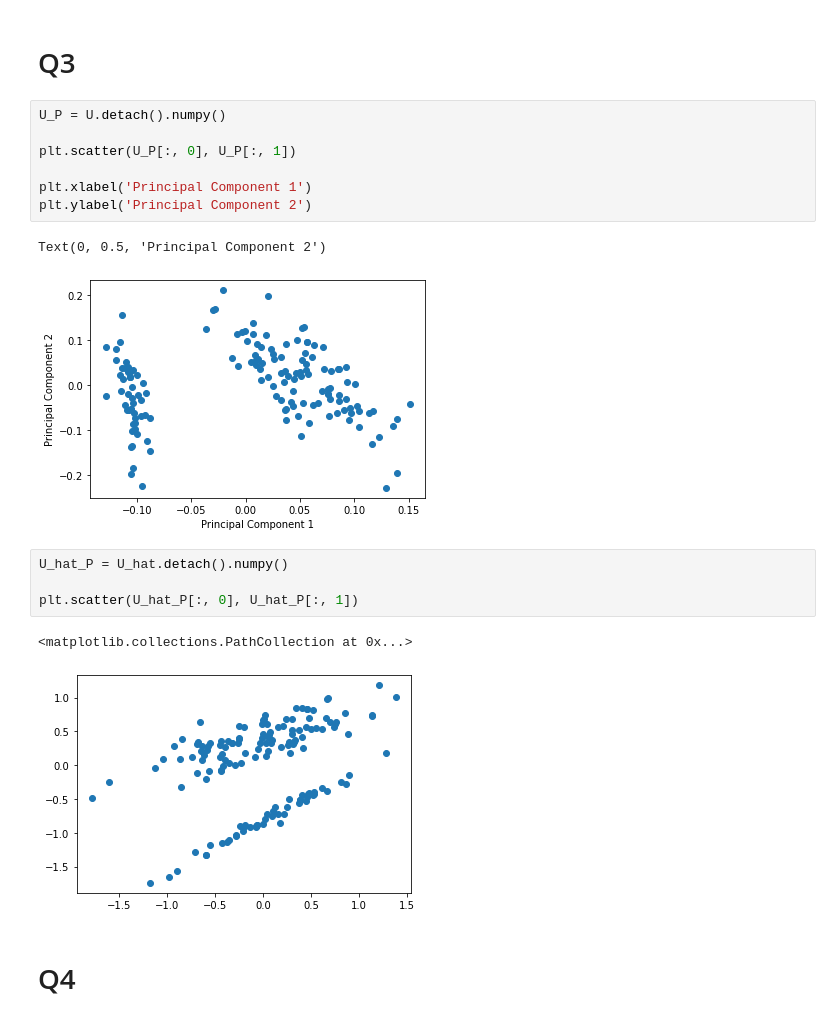
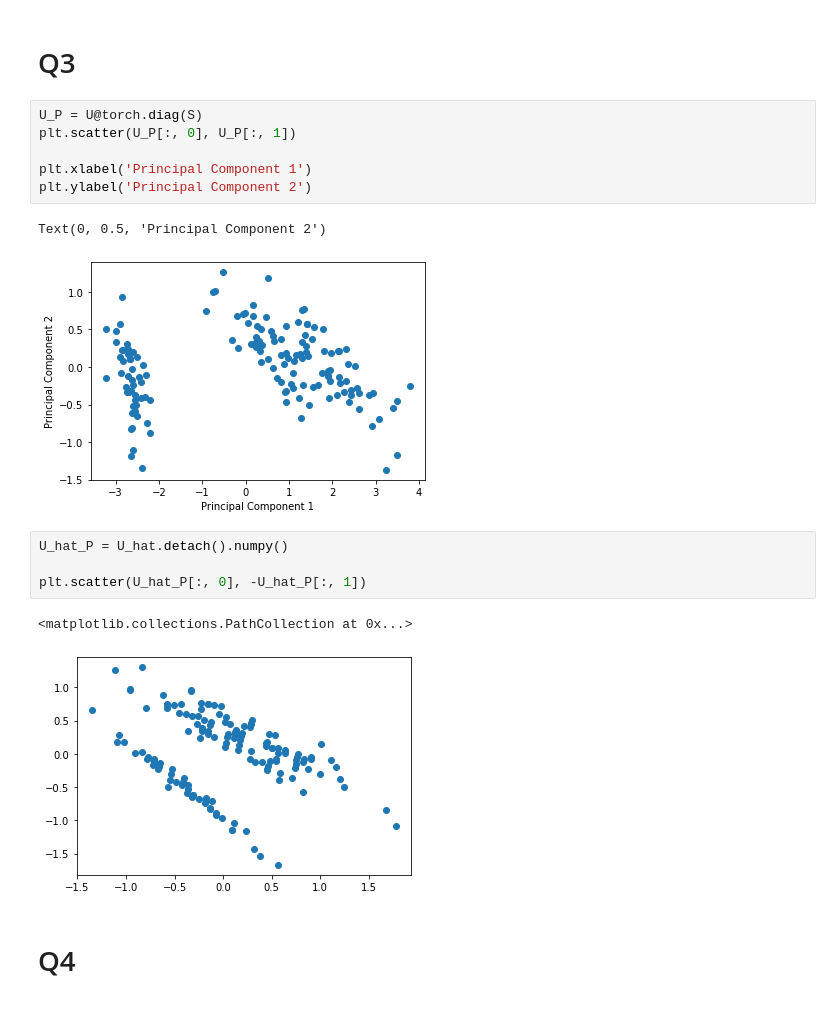
Before and after one commit to ixiaopan/DataScience, a Jupyter notebook: DeepLearning/Lab2.ipynb, the cells around one changed output. Drawn from its saved outputs; the diff is of its cells as text.

```diff
--- a/DeepLearning/Lab2.ipynb
+++ b/DeepLearning/Lab2.ipynb
@@ -87,22 +87,21 @@ loss: tensor(15.2288)
 # %% [markdown]
 # Q3
 # %%
-U_P = U.detach().numpy()
-
+U_P = U@torch.diag(S)
 plt.scatter(U_P[:, 0], U_P[:, 1])
 
 plt.xlabel('Principal Component 1')
 plt.ylabel('Principal Component 2')
 # %% [output]
 Text(0, 0.5, 'Principal Component 2')
-[figure, old version]
+[figure, new version]
 # %%
 U_hat_P = U_hat.detach().numpy()
 
-plt.scatter(U_hat_P[:, 0], U_hat_P[:, 1])
+plt.scatter(U_hat_P[:, 0], -U_hat_P[:, 1])
 # %% [output]
 <matplotlib.collections.PathCollection at 0x...>
-[figure, old version]
+[figure, new version]
 # %% [markdown]
 # Q4
 # %%
```
Also changed, not shown: parts of 1 cell of this notebook, 7 other files.
